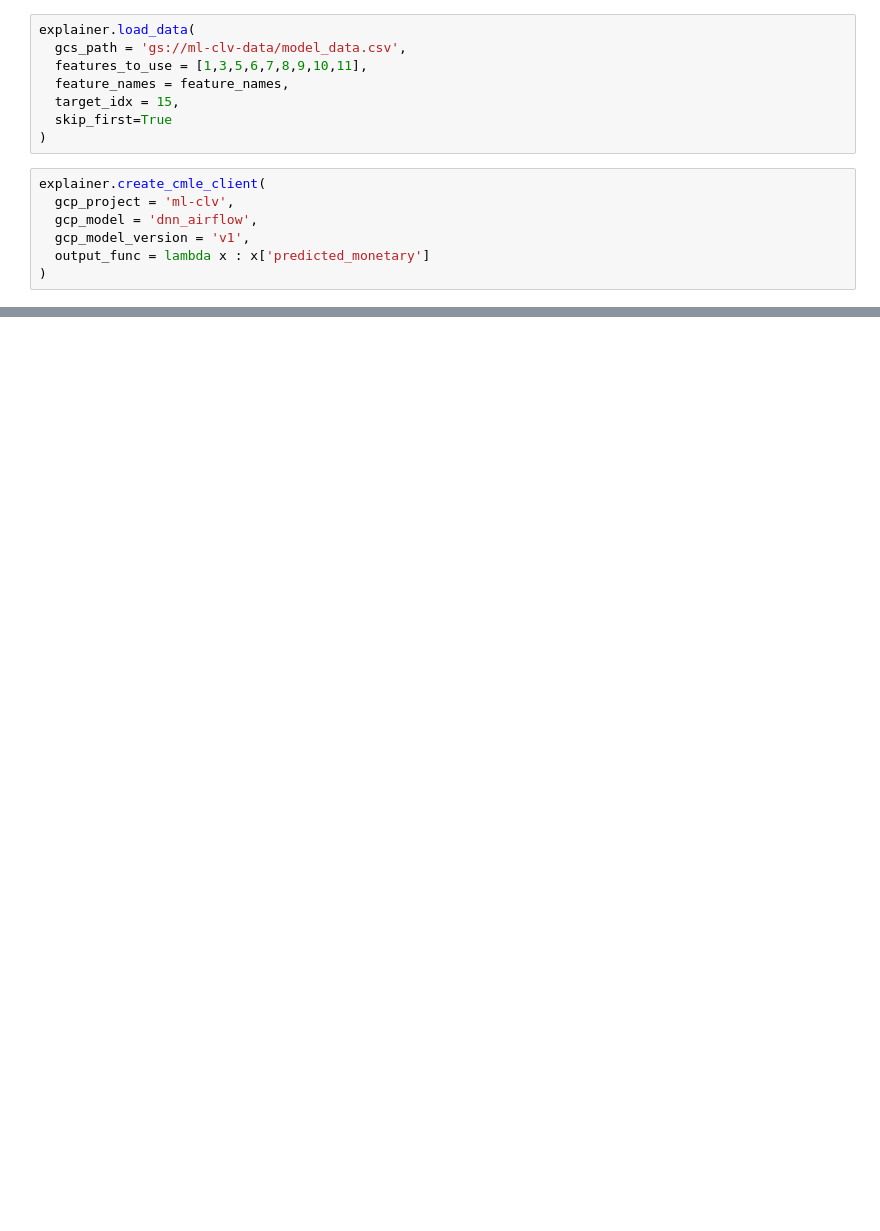
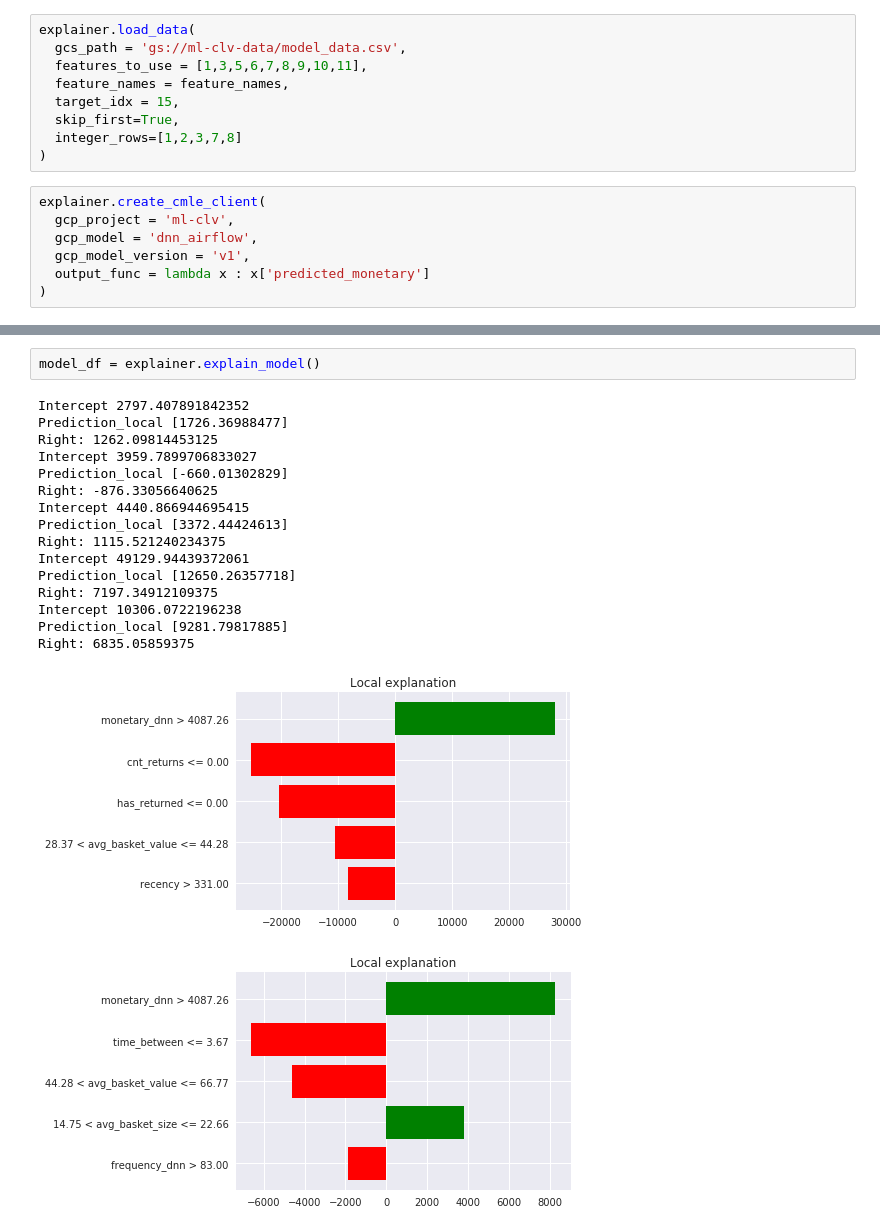
Before and after one commit to lukmanr/ml-explainability, a Jupyter notebook: lime/Customer_Lifetime_Value.ipynb, the cells around one changed output, grey strips where cells are left out. Drawn from its saved outputs; the diff is of its cells as text; blank space fills up the shorter version.

```diff
--- a/lime/Customer_Lifetime_Value.ipynb
+++ b/lime/Customer_Lifetime_Value.ipynb
@@ -15,7 +15,8 @@ explainer.load_data(
   features_to_use = [1,3,5,6,7,8,9,10,11],
   feature_names = feature_names,
   target_idx = 15,
-  skip_first=True
+  skip_first=True,
+  integer_rows=[1,2,3,7,8]
 )
 # %%
 explainer.create_cmle_client(
@@ -65,0 +40,20 @@ mod_df
+# %%
+model_df = explainer.explain_model()
+# %% [output]
+Intercept 2797.407891842352
+Prediction_local [1726.36988477]
+Right: 1262.09814453125
+Intercept 3959.7899706833027
+Prediction_local [-660.01302829]
+Right: -876.33056640625
+Intercept 4440.866944695415
+Prediction_local [3372.44424613]
+Right: 1115.521240234375
+Intercept 49129.94439372061
+Prediction_local [12650.26357718]
+Right: 7197.34912109375
+Intercept 10306.0722196238
+Prediction_local [9281.79817885]
+Right: 6835.05859375
+[figure, added]
+[figure, added]
```
Also changed, not shown: parts of 8 cells of this notebook, 2 other files.
